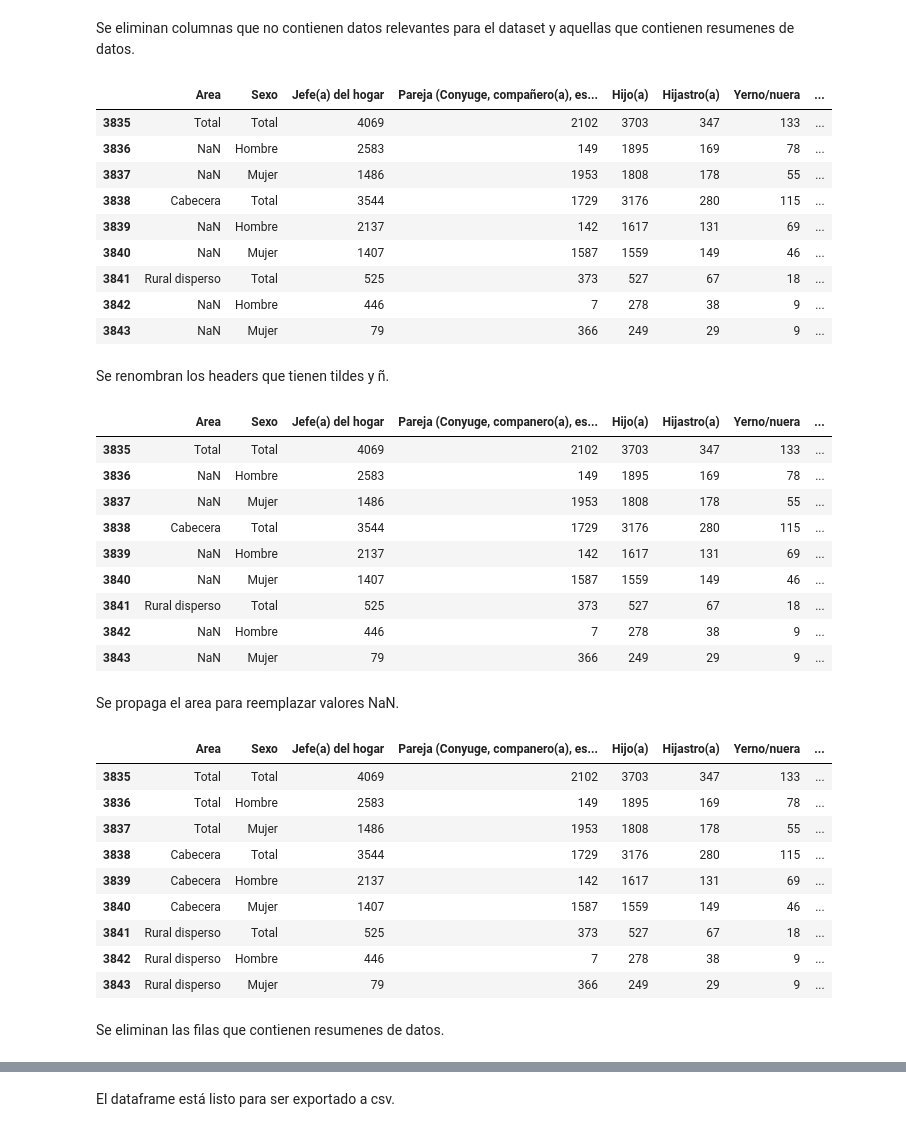
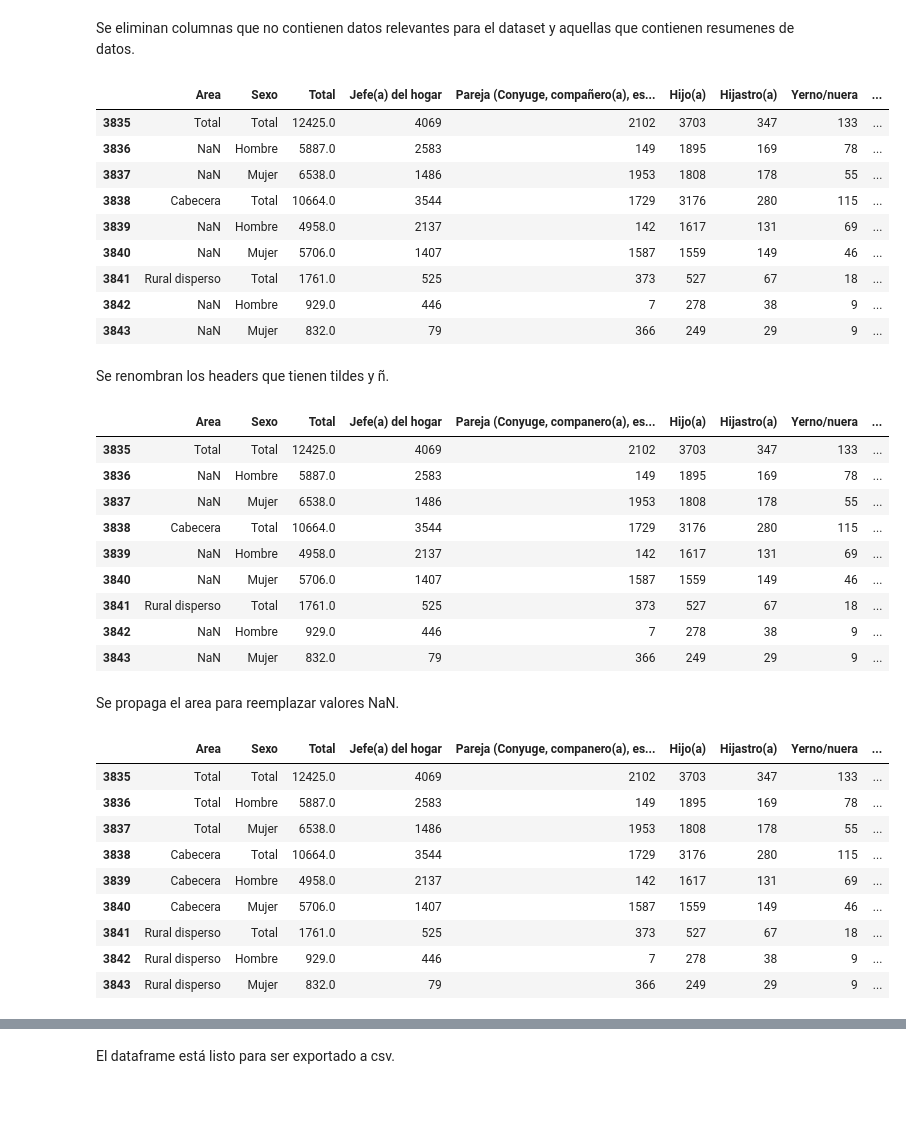
Before and after one commit to Schiavi13/Censo-Viterbo-Caldas-2018, a Jupyter notebook: source_to_csv_4pm.ipynb, the cells around one changed output, grey strips where cells are left out. Saved outputs shown, nothing was run; the diff lists cells and outputs as text; code cells hidden in the pictures; blank space fills up the shorter version.

Commit message:
Actualiza procesamiento de hoja 4PM, incluye totales

```diff
--- a/source_to_csv_4pm.ipynb
+++ b/source_to_csv_4pm.ipynb
@@ -88,19 +88,19 @@ df_4pm
 # %% [markdown]
 Se eliminan columnas que no contienen datos relevantes para el dataset y aquellas que contienen resumenes de datos.
 # %%
-df_4pm = df_4pm.drop(['Municipio, área (Total, Cabecera y Centros poblados y Rural disperso) y sexo', 'Municipio', 'Total'], axis=1)
+df_4pm = df_4pm.drop(['Municipio, área (Total, Cabecera y Centros poblados y Rural disperso) y sexo', 'Municipio'], axis=1)
 df_4pm
 # %% [output]
-|  | Area | Sexo | Jefe(a) del hogar | Pareja (Conyuge, compañero(a), es... | Hijo(a) | Hijastro(a) | Yerno/nuera | ... |
-| 3835 | Total | Total | 4069 | 2102 | 3703 | 347 | 133 | ... |
-| 3836 | NaN | Hombre | 2583 | 149 | 1895 | 169 | 78 | ... |
-| 3837 | NaN | Mujer | 1486 | 1953 | 1808 | 178 | 55 | ... |
-| 3838 | Cabecera | Total | 3544 | 1729 | 3176 | 280 | 115 | ... |
-| 3839 | NaN | Hombre | 2137 | 142 | 1617 | 131 | 69 | ... |
-| 3840 | NaN | Mujer | 1407 | 1587 | 1559 | 149 | 46 | ... |
-| 3841 | Rural disperso | Total | 525 | 373 | 527 | 67 | 18 | ... |
-| 3842 | NaN | Hombre | 446 | 7 | 278 | 38 | 9 | ... |
-| 3843 | NaN | Mujer | 79 | 366 | 249 | 29 | 9 | ... |
+|  | Area | Sexo | Total | Jefe(a) del hogar | Pareja (Conyuge, compañero(a), es... | Hijo(a) | Hijastro(a) | Yerno/nuera | ... |
+| 3835 | Total | Total | 12425.0 | 4069 | 2102 | 3703 | 347 | 133 | ... |
+| 3836 | NaN | Hombre | 5887.0 | 2583 | 149 | 1895 | 169 | 78 | ... |
+| 3837 | NaN | Mujer | 6538.0 | 1486 | 1953 | 1808 | 178 | 55 | ... |
+| 3838 | Cabecera | Total | 10664.0 | 3544 | 1729 | 3176 | 280 | 115 | ... |
+| 3839 | NaN | Hombre | 4958.0 | 2137 | 142 | 1617 | 131 | 69 | ... |
+| 3840 | NaN | Mujer | 5706.0 | 1407 | 1587 | 1559 | 149 | 46 | ... |
+| 3841 | Rural disperso | Total | 1761.0 | 525 | 373 | 527 | 67 | 18 | ... |
+| 3842 | NaN | Hombre | 929.0 | 446 | 7 | 278 | 38 | 9 | ... |
+| 3843 | NaN | Mujer | 832.0 | 79 | 366 | 249 | 29 | 9 | ... |
 # %% [markdown]
 Se renombran los headers que tienen tildes y ñ.
 # %%
@@ -109,31 +109,29 @@ df_4pm = df_4pm.rename(columns={'Pareja (Conyuge, compañero(a), esposo(a))':'Pa
                        'Empleado(a) del servicio doméstico':'Empleado(a) del servicio domestico'})
 df_4pm
 # %% [output]
-|  | Area | Sexo | Jefe(a) del hogar | Pareja (Conyuge, companero(a), es... | Hijo(a) | Hijastro(a) | Yerno/nuera | ... |
-| 3835 | Total | Total | 4069 | 2102 | 3703 | 347 | 133 | ... |
-| 3836 | NaN | Hombre | 2583 | 149 | 1895 | 169 | 78 | ... |
-| 3837 | NaN | Mujer | 1486 | 1953 | 1808 | 178 | 55 | ... |
-| 3838 | Cabecera | Total | 3544 | 1729 | 3176 | 280 | 115 | ... |
-| 3839 | NaN | Hombre | 2137 | 142 | 1617 | 131 | 69 | ... |
-| 3840 | NaN | Mujer | 1407 | 1587 | 1559 | 149 | 46 | ... |
-| 3841 | Rural disperso | Total | 525 | 373 | 527 | 67 | 18 | ... |
-| 3842 | NaN | Hombre | 446 | 7 | 278 | 38 | 9 | ... |
-| 3843 | NaN | Mujer | 79 | 366 | 249 | 29 | 9 | ... |
+|  | Area | Sexo | Total | Jefe(a) del hogar | Pareja (Conyuge, companero(a), es... | Hijo(a) | Hijastro(a) | Yerno/nuera | ... |
+| 3835 | Total | Total | 12425.0 | 4069 | 2102 | 3703 | 347 | 133 | ... |
+| 3836 | NaN | Hombre | 5887.0 | 2583 | 149 | 1895 | 169 | 78 | ... |
+| 3837 | NaN | Mujer | 6538.0 | 1486 | 1953 | 1808 | 178 | 55 | ... |
+| 3838 | Cabecera | Total | 10664.0 | 3544 | 1729 | 3176 | 280 | 115 | ... |
+| 3839 | NaN | Hombre | 4958.0 | 2137 | 142 | 1617 | 131 | 69 | ... |
+| 3840 | NaN | Mujer | 5706.0 | 1407 | 1587 | 1559 | 149 | 46 | ... |
+| 3841 | Rural disperso | Total | 1761.0 | 525 | 373 | 527 | 67 | 18 | ... |
+| 3842 | NaN | Hombre | 929.0 | 446 | 7 | 278 | 38 | 9 | ... |
+| 3843 | NaN | Mujer | 832.0 | 79 | 366 | 249 | 29 | 9 | ... |
 # %% [markdown]
 Se propaga el area para reemplazar valores NaN.
 # %%
 df_4pm['Area'] = df_4pm['Area'].ffill()
 df_4pm
 # %% [output]
-|  | Area | Sexo | Jefe(a) del hogar | Pareja (Conyuge, companero(a), es... | Hijo(a) | Hijastro(a) | Yerno/nuera | ... |
-| 3835 | Total | Total | 4069 | 2102 | 3703 | 347 | 133 | ... |
-| 3836 | Total | Hombre | 2583 | 149 | 1895 | 169 | 78 | ... |
-| 3837 | Total | Mujer | 1486 | 1953 | 1808 | 178 | 55 | ... |
-| 3838 | Cabecera | Total | 3544 | 1729 | 3176 | 280 | 115 | ... |
-| 3839 | Cabecera | Hombre | 2137 | 142 | 1617 | 131 | 69 | ... |
-| 3840 | Cabecera | Mujer | 1407 | 1587 | 1559 | 149 | 46 | ... |
-| 3841 | Rural disperso | Total | 525 | 373 | 527 | 67 | 18 | ... |
-| 3842 | Rural disperso | Hombre | 446 | 7 | 278 | 38 | 9 | ... |
-| 3843 | Rural disperso | Mujer | 79 | 366 | 249 | 29 | 9 | ... |
+|  | Area | Sexo | Total | Jefe(a) del hogar | Pareja (Conyuge, companero(a), es... | Hijo(a) | Hijastro(a) | Yerno/nuera | ... |
+| 3835 | Total | Total | 12425.0 | 4069 | 2102 | 3703 | 347 | 133 | ... |
+| 3836 | Total | Hombre | 5887.0 | 2583 | 149 | 1895 | 169 | 78 | ... |
+| 3837 | Total | Mujer | 6538.0 | 1486 | 1953 | 1808 | 178 | 55 | ... |
+| 3838 | Cabecera | Total | 10664.0 | 3544 | 1729 | 3176 | 280 | 115 | ... |
+| 3839 | Cabecera | Hombre | 4958.0 | 2137 | 142 | 1617 | 131 | 69 | ... |
+| 3840 | Cabecera | Mujer | 5706.0 | 1407 | 1587 | 1559 | 149 | 46 | ... |
+| 3841 | Rural disperso | Total | 1761.0 | 525 | 373 | 527 | 67 | 18 | ... |
+| 3842 | Rural disperso | Hombre | 929.0 | 446 | 7 | 278 | 38 | 9 | ... |
+| 3843 | Rural disperso | Mujer | 832.0 | 79 | 366 | 249 | 29 | 9 | ... |
-# %% [markdown]
-Se eliminan las filas que contienen resumenes de datos.
```
Also changed, not shown: parts of 1 cell of this notebook.
